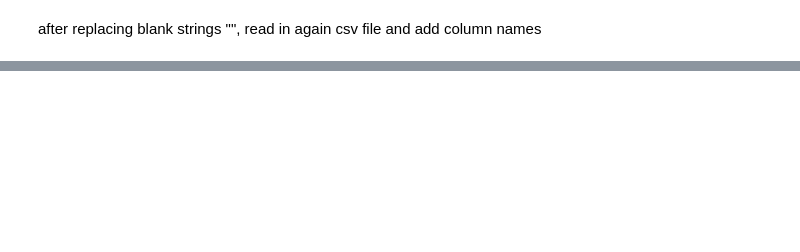
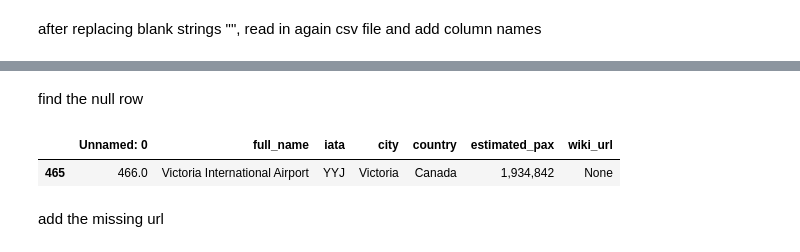
Before and after one commit to maxjing97/flight-routes-analysis, a Jupyter notebook: backend/dataset_preparation/1_getting_airport_data.ipynb, the cells around one changed output, grey strips where cells are left out. Cells and saved outputs as stored; diff of their text form; code cells hidden in the pictures; blank space fills up the shorter version.

```diff
--- a/backend/dataset_preparation/1_getting_airport_data.ipynb
+++ b/backend/dataset_preparation/1_getting_airport_data.ipynb
@@ -56,0 +178,9 @@ after replacing blank strings "", read in again csv file and add column names
+# %% [markdown]
+find the null row
+# %%
+data[data['wiki_url'].isnull()]
+# %% [output]
+|  | Unnamed: 0 | full_name | iata | city | country | estimated_pax | wiki_url |
+| 465 | 466.0 | Victoria International Airport | YYJ | Victoria | Canada | 1,934,842 | None |
+# %% [markdown]
+add the missing url
```
Also changed, not shown: parts of 17 cells of this notebook.
